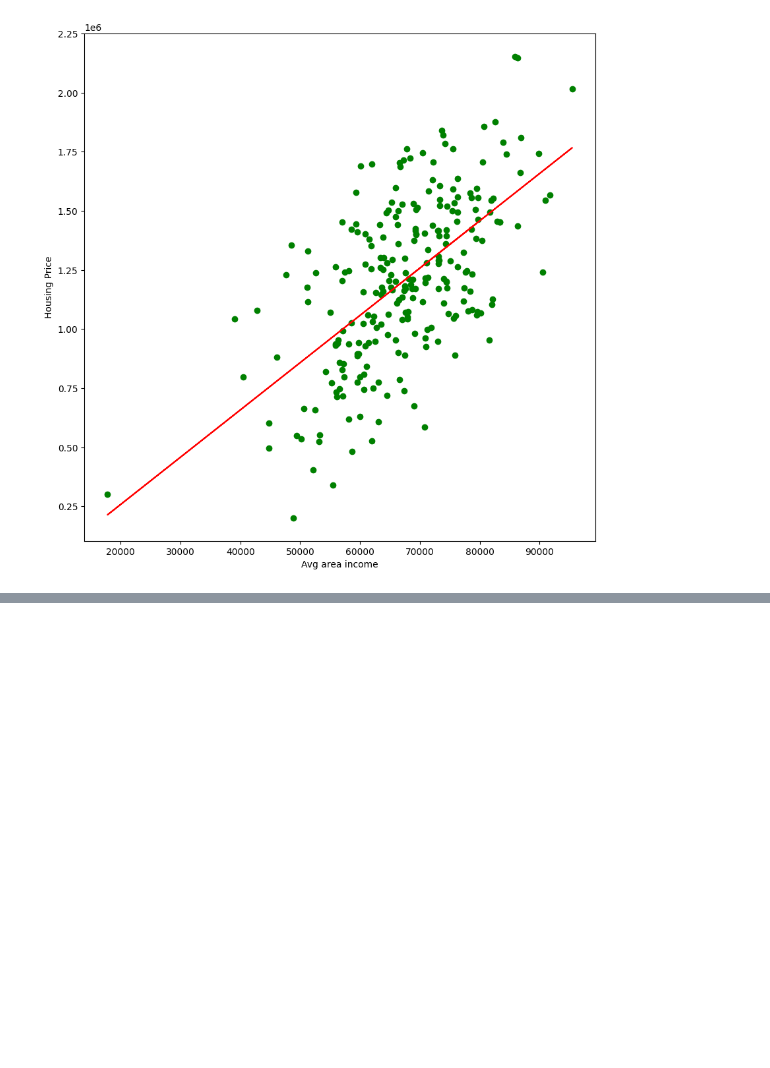
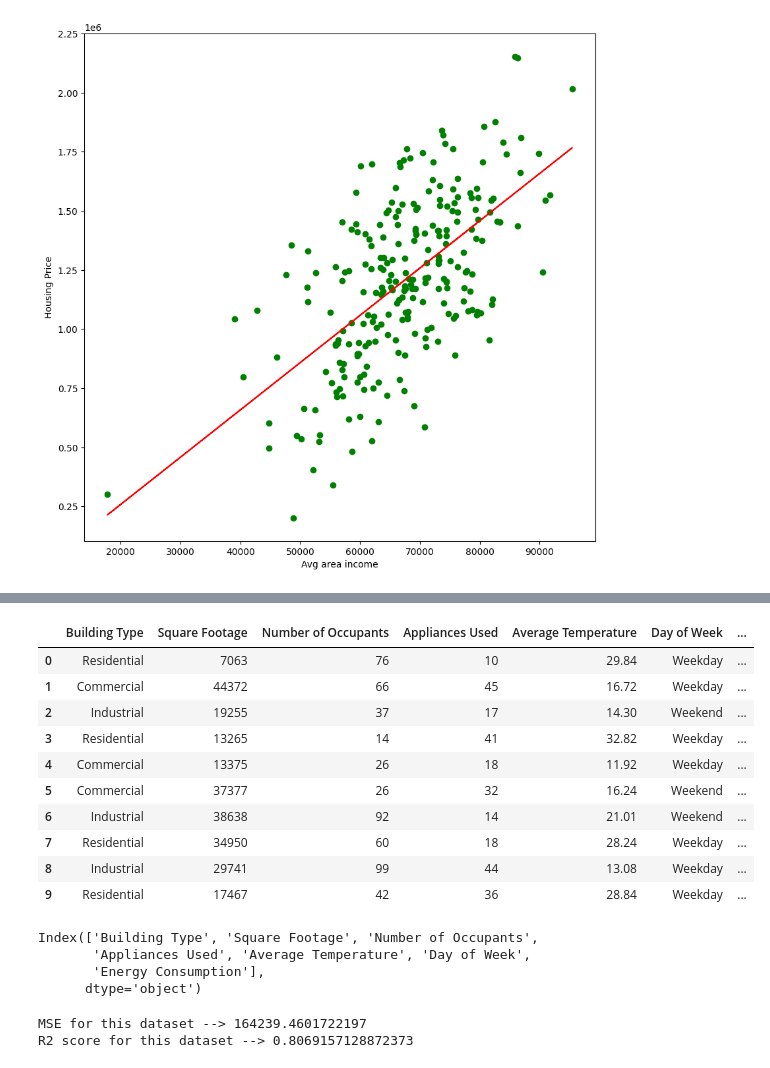
Before and after one commit to SarveshTikekar/CSL701-Machine-Learning, a Jupyter notebook: LinearRegression.ipynb, the cells around one changed output, grey strips where cells are left out. Cells and saved outputs as stored; diff of their text form; code cells hidden in the pictures; blank space fills up the shorter version.

```diff
--- a/LinearRegression.ipynb
+++ b/LinearRegression.ipynb
@@ -116,0 +230,23 @@ linearRegression(X, y)
+# %%
+#Printing only the first 10 rows
+
+data3.head(10)
+# %% [output]
+|  | Building Type | Square Footage | Number of Occupants | Appliances Used | Average Temperature | Day of Week | ... |
+| 0 | Residential | 7063 | 76 | 10 | 29.84 | Weekday | ... |
+| 1 | Commercial | 44372 | 66 | 45 | 16.72 | Weekday | ... |
+| 2 | Industrial | 19255 | 37 | 17 | 14.30 | Weekend | ... |
+| 3 | Residential | 13265 | 14 | 41 | 32.82 | Weekday | ... |
+| 4 | Commercial | 13375 | 26 | 18 | 11.92 | Weekday | ... |
+| 5 | Commercial | 37377 | 26 | 32 | 16.24 | Weekend | ... |
+| 6 | Industrial | 38638 | 92 | 14 | 21.01 | Weekend | ... |
+| 7 | Residential | 34950 | 60 | 18 | 28.24 | Weekday | ... |
+| 8 | Industrial | 29741 | 99 | 44 | 13.08 | Weekday | ... |
+| 9 | Residential | 17467 | 42 | 36 | 28.84 | Weekday | ... |
+# %%
+data3.columns
+# %% [output]
+Index(['Building Type', 'Square Footage', 'Number of Occupants',
+       'Appliances Used', 'Average Temperature', 'Day of Week',
+       'Energy Consumption'],
+      dtype='object')
@@ -116,0 +260,16 @@ linearRegression(X, y)
+# %%
+# Creating a new linear regression function
+
+lr_model2 = LinearRegression()
+lr_model2.fit(X_train, y_train)
+
+y_pred = lr_model2.predict(X_test)
+mse = mean_squared_error(y_test, y_pred)
+
+print(f"MSE for this dataset --> {mse}")
+r2 = r2_score(y_test, y_pred)
+
+print(f"R2 score for this dataset --> {r2}")
+# %% [output]
+MSE for this dataset --> 164239.4601722197
+R2 score for this dataset --> 0.8069157128872373
```
Also changed, not shown: parts of 14 cells of this notebook, 6 other files.
